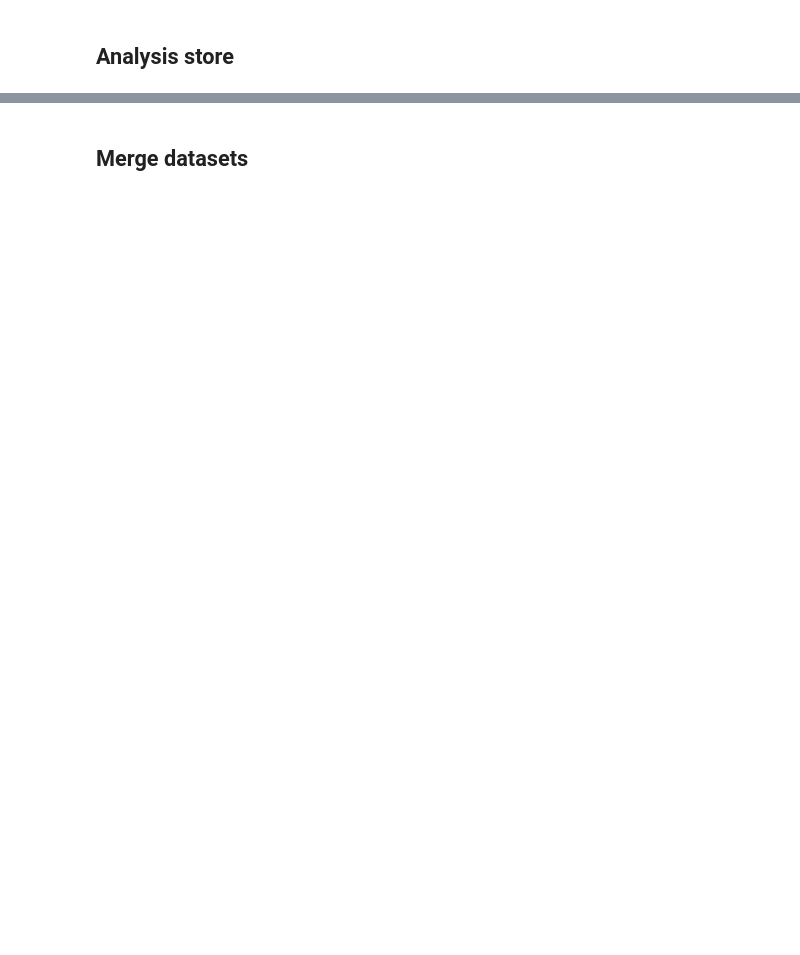
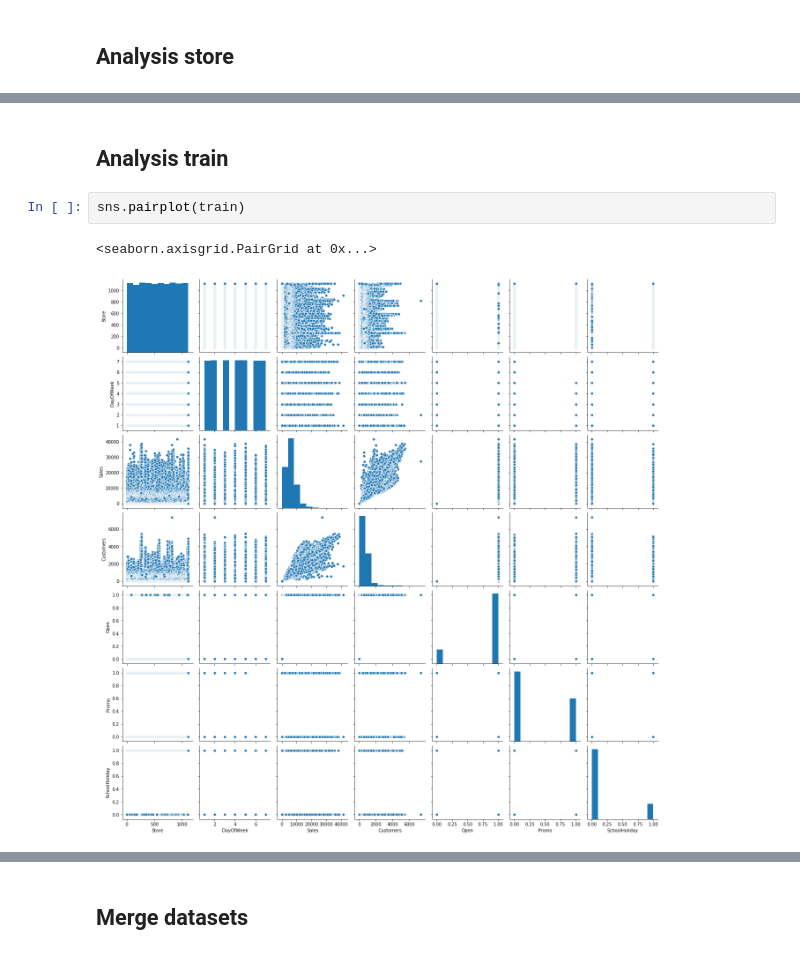
Before and after one commit to BWallyn/PredictSales, a Jupyter notebook: Analysis.ipynb, the cells around one changed output, grey strips where cells are left out. Drawn from its saved outputs; the diff is of its cells as text; blank space fills up the shorter version.

```diff
--- a/Analysis.ipynb
+++ b/Analysis.ipynb
@@ -68,0 +86,7 @@ sns.pairplot(store)
+# %% [markdown]
+## Analysis train
+# %%
+sns.pairplot(train)
+# %% [output]
+<seaborn.axisgrid.PairGrid at 0x...>
+[figure, added]
```
Also changed, not shown: parts of 11 cells of this notebook.
